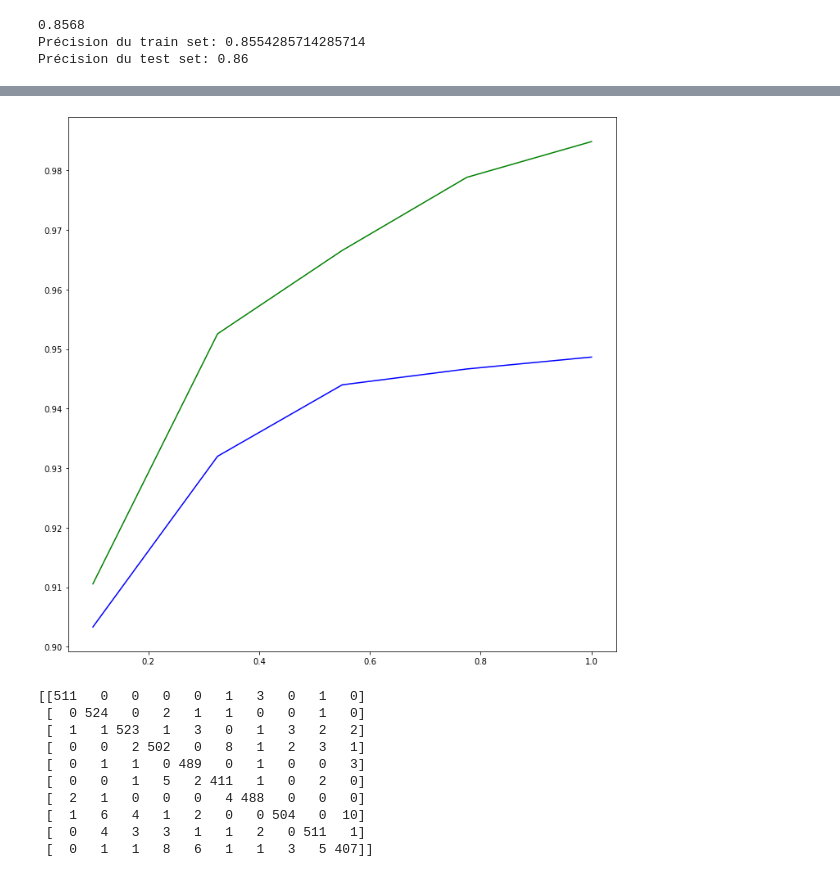
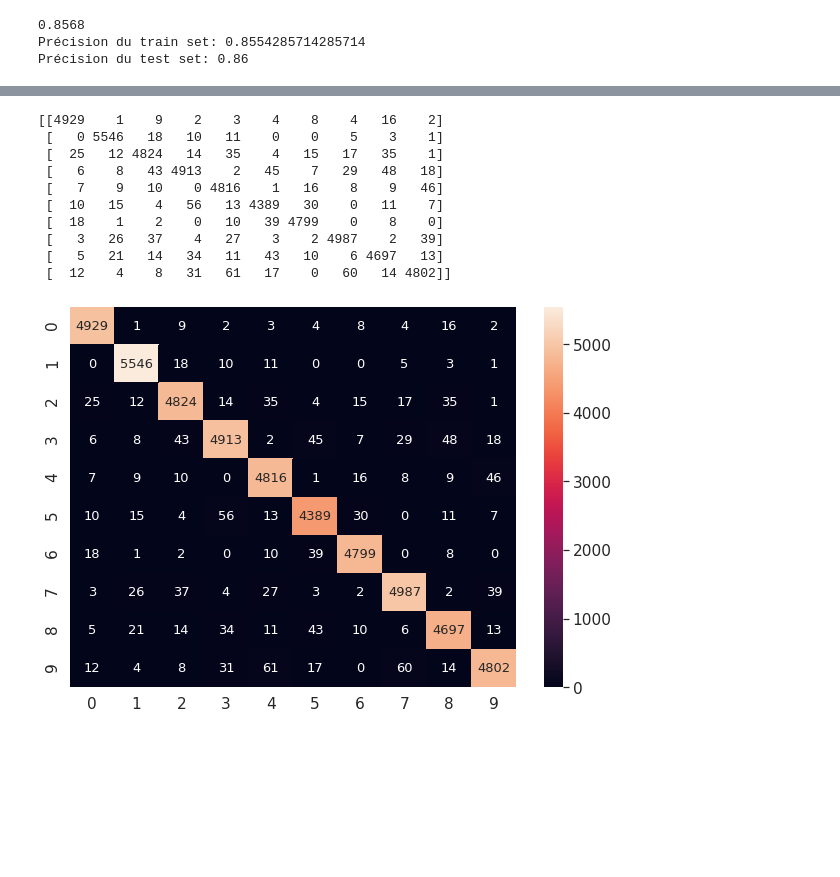
Before and after one commit to AurianeLRT/Apprentissag_Supervise, a Jupyter notebook: Apprentissage supervise.ipynb, the cells around one changed output, grey strips where cells are left out. Cells and saved outputs as stored; diff of their text form; code cells hidden in the pictures; blank space fills up the shorter version.

```diff
--- a/Apprentissage supervise.ipynb
+++ b/Apprentissage supervise.ipynb
@@ -469,22 +581,31 @@ Recall:  0.974
-# %%
-plt.figure(figsize=(12,12))
-plt.plot(intervalle,train_scores,"green")
-plt.plot(intervalle,test_scores,"blue")
-plt.show()
-# %% [output]
-[figure, removed]
 # %%
+#Création de la matrice de confusion
 from sklearn.metrics import confusion_matrix
+import seaborn as sn
+import pandas as pd
+echantillon = np.random.randint(len(mnist.data),size=30000)
+data = mnist.data.values[echantillon]
+target = mnist.target[echantillon]
+xtrain,  xtest,  ytrain,  ytest  =  model_selection.train_test_split(data,  target, train_size=0.7)
+clsvm = svm.SVC(kernel='rbf')
+start=time.time()
+clsvm.fit(xtrain,ytrain)
 cm = confusion_matrix(target, clsvm.predict(data))
+df_cm = pd.DataFrame(cm, range(10),
+                  range(10))
+plt.figure(figsize = (10,7))
+sn.set(font_scale=1.4)#for label size
+sn.heatmap(df_cm, annot=True,annot_kws={"size": 13},fmt="d")# font size
 print(cm)
 # %% [output]
-[[511   0   0   0   0   1   3   0   1   0]
- [  0 524   0   2   1   1   0   0   1   0]
- [  1   1 523   1   3   0   1   3   2   2]
- [  0   0   2 502   0   8   1   2   3   1]
- [  0   1   1   0 489   0   1   0   0   3]
- [  0   0   1   5   2 411   1   0   2   0]
- [  2   1   0   0   0   4 488   0   0   0]
- [  1   6   4   1   2   0   0 504   0  10]
- [  0   4   3   3   1   1   2   0 511   1]
- [  0   1   1   8   6   1   1   3   5 407]]
+[[4929    1    9    2    3    4    8    4   16    2]
+ [   0 5546   18   10   11    0    0    5    3    1]
+ [  25   12 4824   14   35    4   15   17   35    1]
+ [   6    8   43 4913    2   45    7   29   48   18]
+ [   7    9   10    0 4816    1   16    8    9   46]
+ [  10   15    4   56   13 4389   30    0   11    7]
+ [  18    1    2    0   10   39 4799    0    8    0]
+ [   3   26   37    4   27    3    2 4987    2   39]
+ [   5   21   14   34   11   43   10    6 4697   13]
+ [  12    4    8   31   61   17    0   60   14 4802]]
+[figure, added]
```
Also changed, not shown: parts of 9 cells of this notebook.
